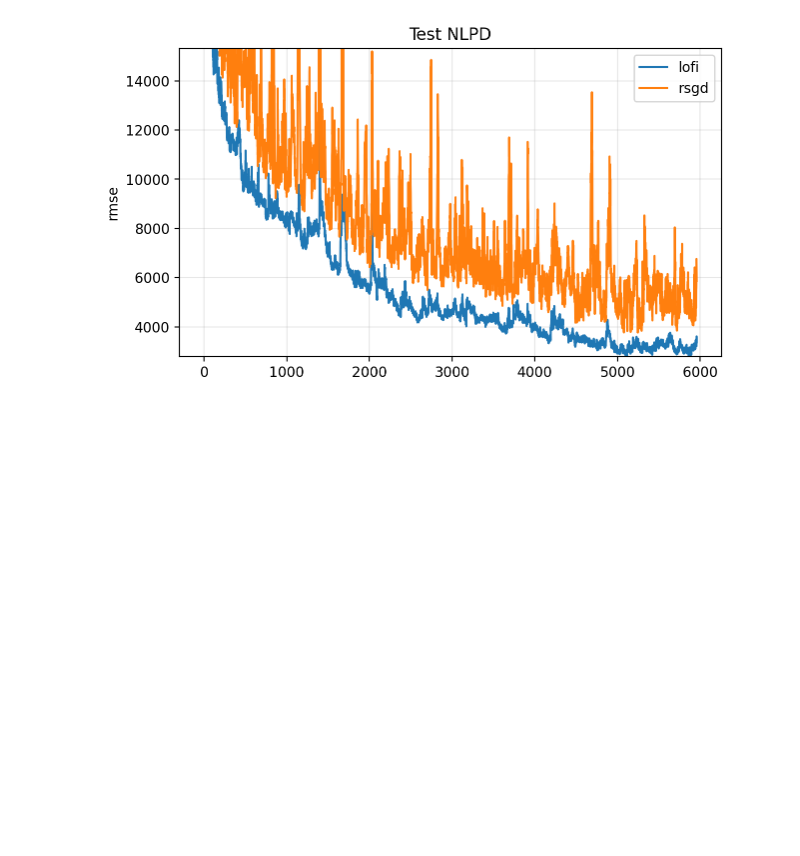
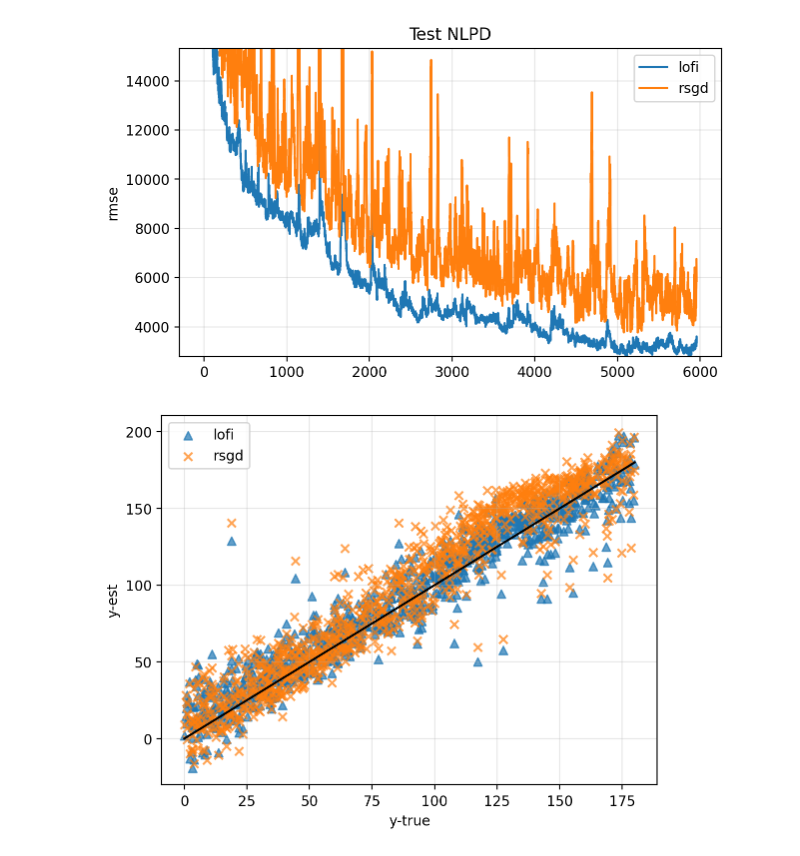
Before and after one commit to probml/rebayes, a Jupyter notebook: demos/collas/regression/rotating-mnist-unsorted.ipynb, the cells around one changed output. Saved outputs shown, nothing was run; the diff lists cells and outputs as text; code cells hidden in the pictures; blank space fills up the shorter version.

```diff
--- a/demos/collas/regression/rotating-mnist-unsorted.ipynb
+++ b/demos/collas/regression/rotating-mnist-unsorted.ipynb
@@ -73,12 +0,0 @@ key = jax.random.PRNGKey(314)
-# %%
-initial_covariance = 1 / 2000
-dynamics_weights = 1.0
-dynamics_covariance = 1e-7
-emission_cov = 0.01
-memory_size = 10
-
-agent_lofi, rfn = lofi.init_regression_agent(
-    key, model, X_train,
-    initial_covariance, dynamics_weights, dynamics_covariance,
-    emission_cov, memory_size
-)
@@ -167,9 +31,0 @@ def lossfn_map(params, counter, X, y, apply_fn):
-# %%
-buffer_size = 10
-tx = optax.adam(1e-4)
-key = jax.random.PRNGKey(314)
-agent_rsgd = rsgd.init_regression_agent(
-    key, log_likelihood, model, X_train, tx, buffer_size,
-    lossfn=lossfn_map,
-    prior_precision=1/prior_cov,
-)
@@ -274,3 +116,17 @@ vmax = np.quantile(err_smooth_lofi, 0.98)
 plt.ylim(vmin, vmax);
 # %% [output]
 [figure]
+# %%
+ytest = Y_test * ystd + ymean
+yhattest_lofi = agent_lofi.params.emission_mean_function(bel_lofi.mean, X_test).ravel() * ystd + ymean
+yhattest_rsgd = agent_rsgd.apply_fn(bel_rsgd.mean, X_test).ravel() * ystd + ymean
+# %%
+plt.scatter(ytest, yhattest_lofi, label="lofi", alpha=0.7, marker="^")
+plt.scatter(ytest, yhattest_rsgd, label="rsgd", alpha=0.7, marker="x")
+plt.xlabel("y-true")
+plt.ylabel("y-est")
+plt.legend()
+plt.plot([0,180], [0, 180], c="black")
+plt.grid(alpha=0.3)
+# %% [output]
+[figure, added]
```
Also changed, not shown: parts of 21 cells of this notebook.
